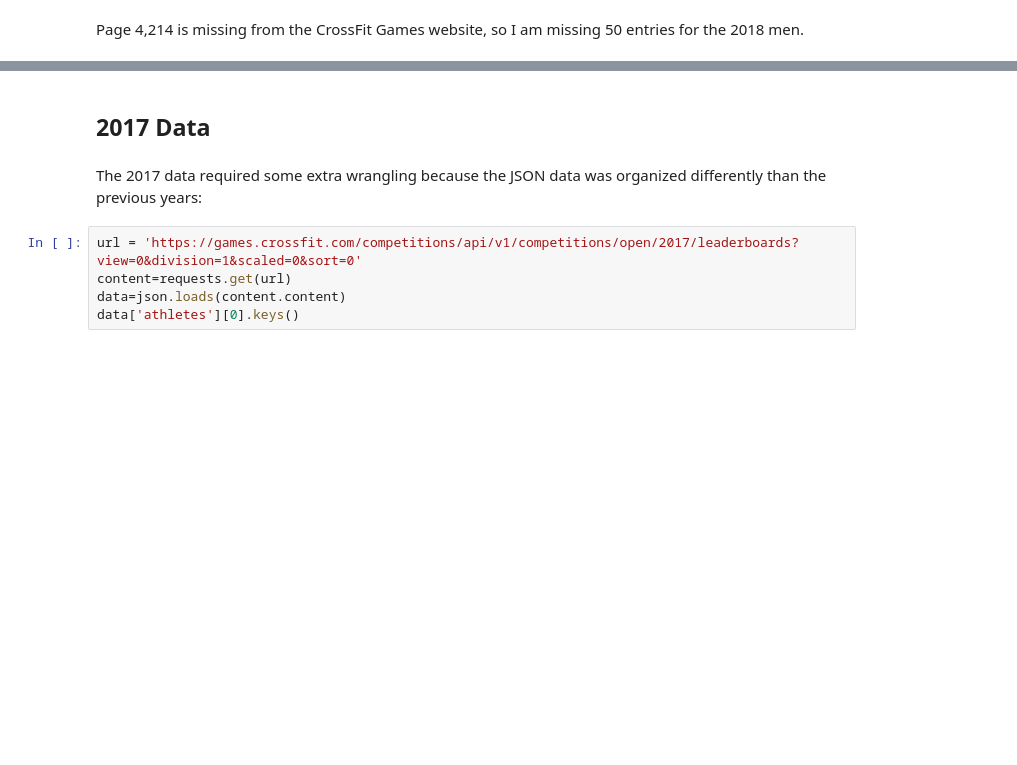
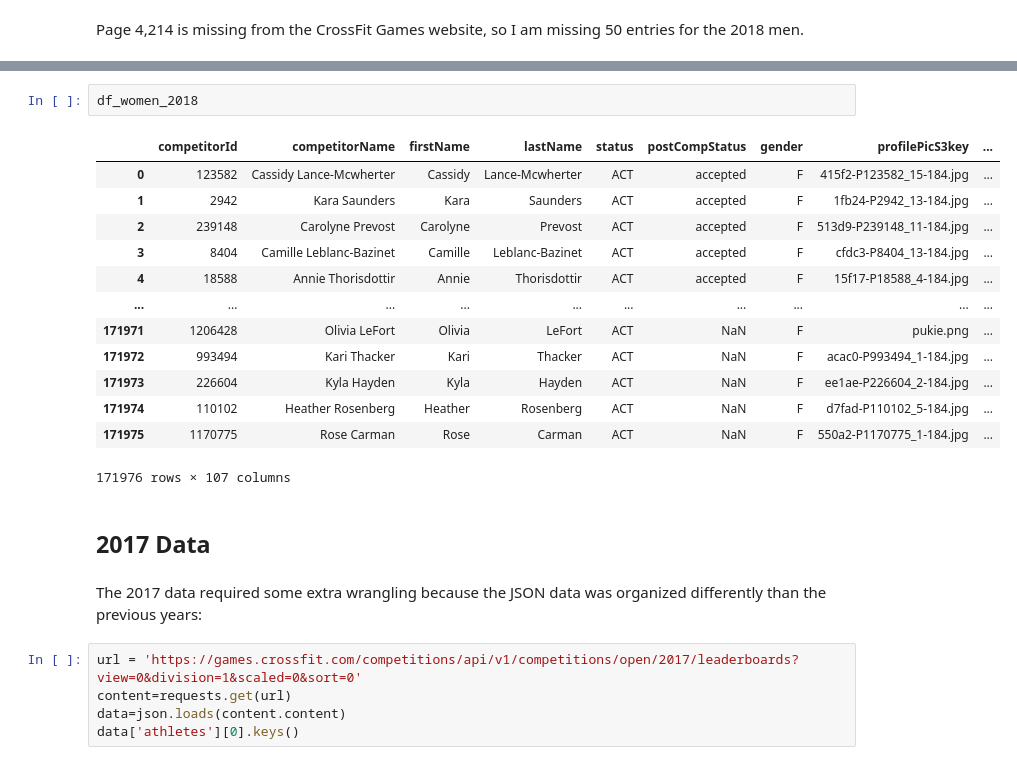
Before and after one commit to megantoronto/crossfit-open, a Jupyter notebook: crossfit_open_part_1.ipynb, the cells around one changed output, grey strips where cells are left out. Drawn from its saved outputs; the diff is of its cells as text; blank space fills up the shorter version.

```diff
--- a/crossfit_open_part_1.ipynb
+++ b/crossfit_open_part_1.ipynb
@@ -397,3 +317,19 @@ Done with page: 3440
+# %%
+df_women_2018
+# %% [output]
+|  | competitorId | competitorName | firstName | lastName | status | postCompStatus | gender | profilePicS3key | ... |
+| 0 | 123582 | Cassidy Lance-Mcwherter | Cassidy | Lance-Mcwherter | ACT | accepted | F | 415f2-P123582_15-184.jpg | ... |
+| 1 | 2942 | Kara Saunders | Kara | Saunders | ACT | accepted | F | 1fb24-P2942_13-184.jpg | ... |
+| 2 | 239148 | Carolyne Prevost | Carolyne | Prevost | ACT | accepted | F | 513d9-P239148_11-184.jpg | ... |
+| 3 | 8404 | Camille Leblanc-Bazinet | Camille | Leblanc-Bazinet | ACT | accepted | F | cfdc3-P8404_13-184.jpg | ... |
+| 4 | 18588 | Annie Thorisdottir | Annie | Thorisdottir | ACT | accepted | F | 15f17-P18588_4-184.jpg | ... |
+| ... | ... | ... | ... | ... | ... | ... | ... | ... | ... |
+| 171971 | 1206428 | Olivia LeFort | Olivia | LeFort | ACT | NaN | F | pukie.png | ... |
+| 171972 | 993494 | Kari Thacker | Kari | Thacker | ACT | NaN | F | acac0-P993494_1-184.jpg | ... |
+| 171973 | 226604 | Kyla Hayden | Kyla | Hayden | ACT | NaN | F | ee1ae-P226604_2-184.jpg | ... |
+| 171974 | 110102 | Heather Rosenberg | Heather | Rosenberg | ACT | NaN | F | d7fad-P110102_5-184.jpg | ... |
+| 171975 | 1170775 | Rose Carman | Rose | Carman | ACT | NaN | F | 550a2-P1170775_1-184.jpg | ... |
+171976 rows × 107 columns
 # %% [markdown]
 ## 2017 Data
 # %% [markdown]
```
Also changed, not shown: parts of 16 cells of this notebook.
